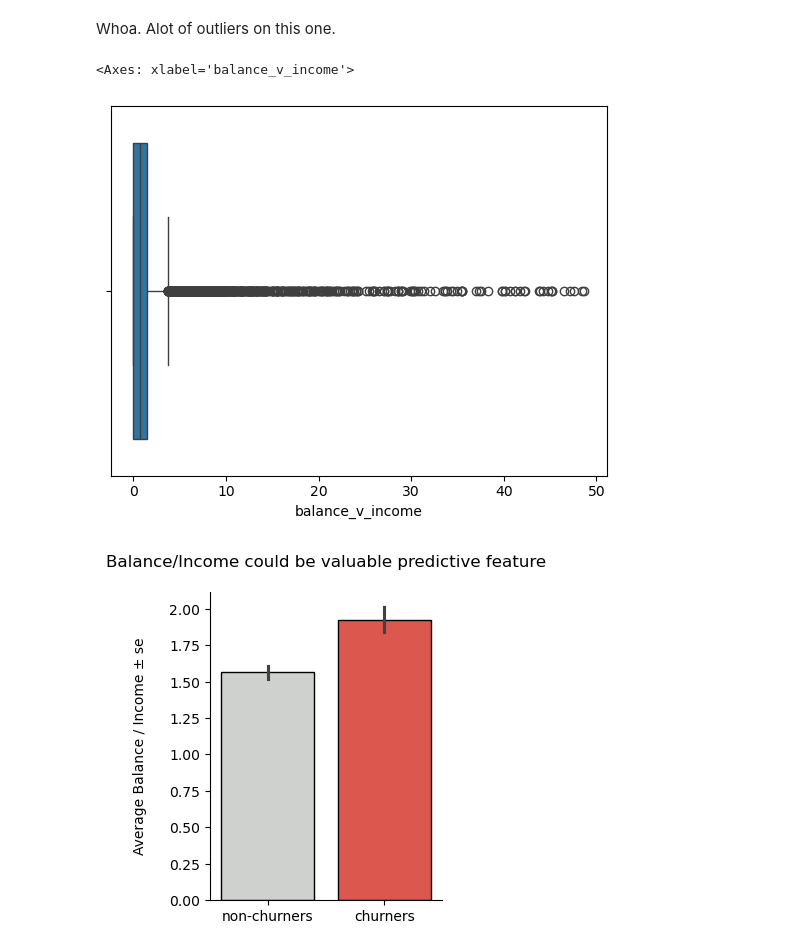
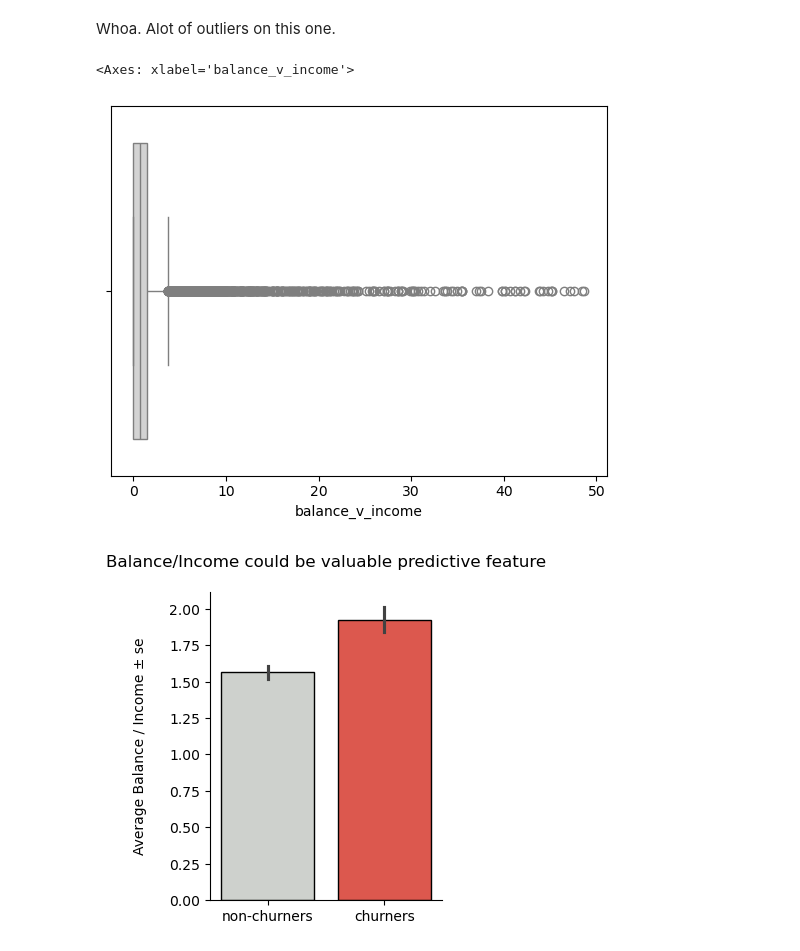
Before and after one commit to kieswetter-hub/Customer-Churn-Bank, a Jupyter notebook: back_churn.ipynb, the cells around one changed output. Saved outputs shown, nothing was run; the diff lists cells and outputs as text; code cells hidden in the pictures.

```diff
--- a/back_churn.ipynb
+++ b/back_churn.ipynb
@@ -694,10 +695,11 @@ sns.boxplot(bank, x = "balance_v_income")
 Whoa. Alot of outliers on this one.
 # %%
 sns.boxplot(bank.query("balance_v_income < 50"),
-            x = "balance_v_income")
+            x = "balance_v_income",
+            color = "lightgrey")
 # %% [output]
 <Axes: xlabel='balance_v_income'>
-[figure, old version]
+[figure, new version]
 # %%
 fig, ax = plt.subplots(figsize = (3,4))
 
```
Also changed, not shown: parts of 2 cells of this notebook.
